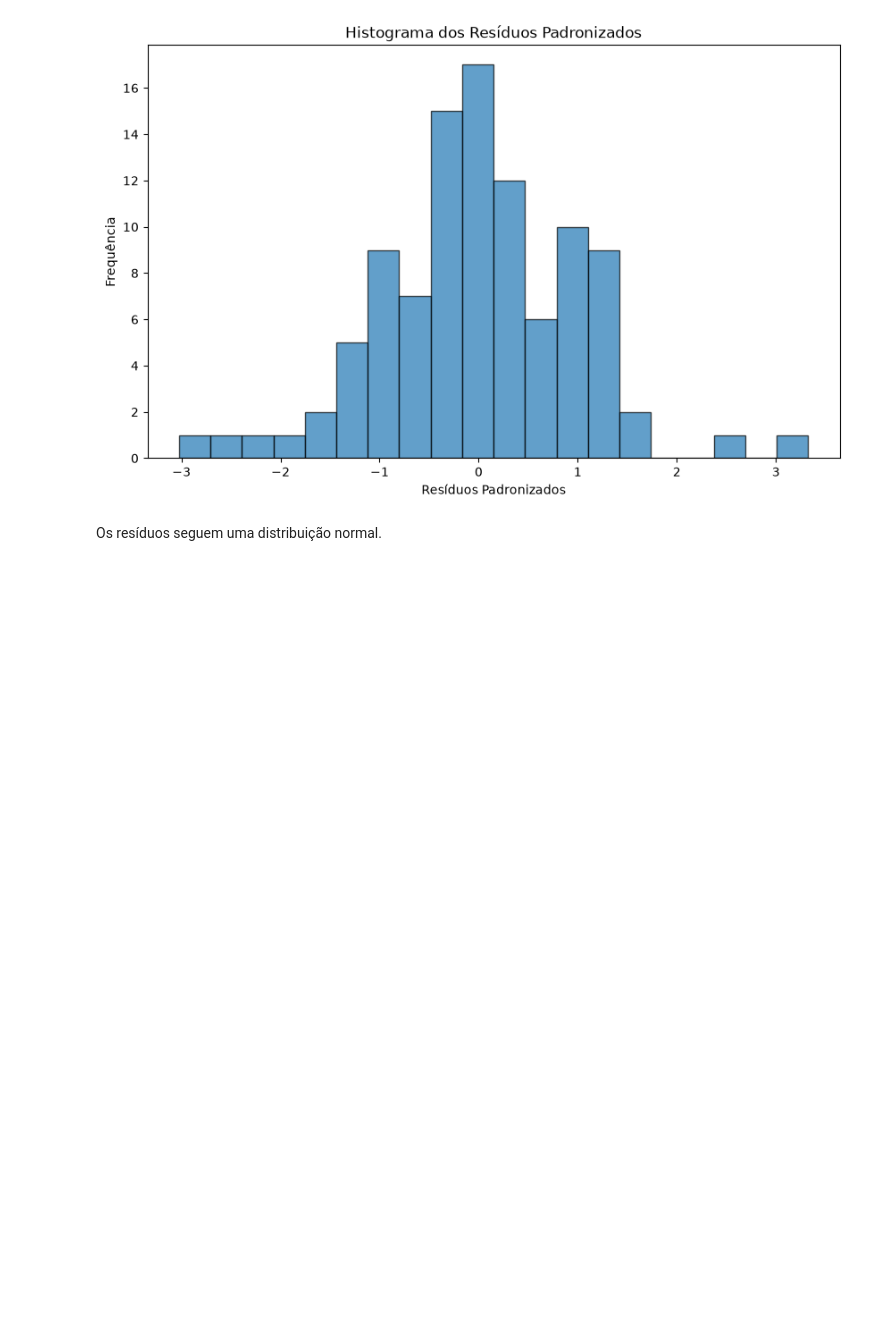
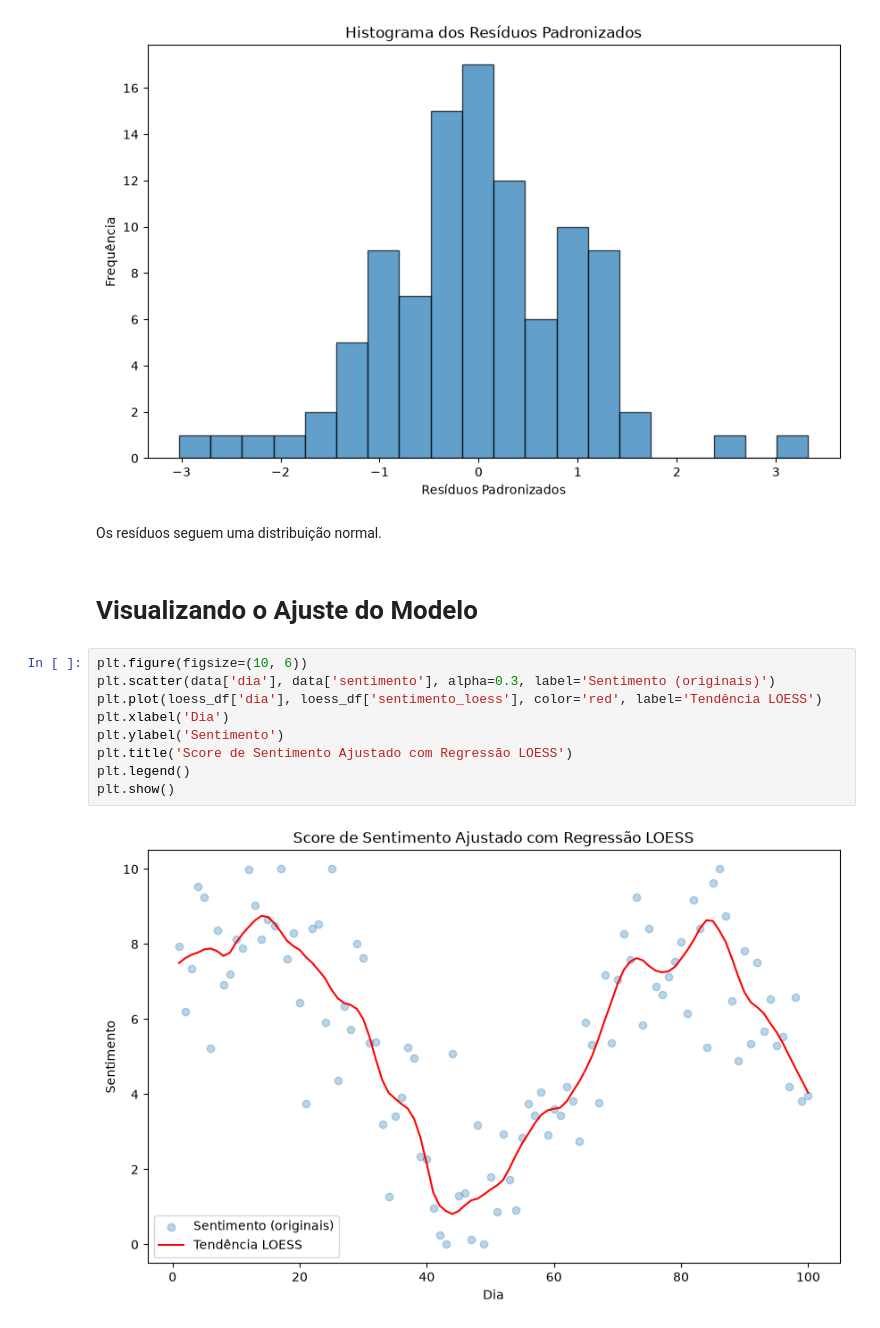
Before and after one commit to GuMauriz/user_feeling_reg_naoparam, a Jupyter notebook: notebook.ipynb, the cells around one changed output. Cells and saved outputs as stored; diff of their text form; blank space fills up the shorter version.

Commit message:
visualizing the model fit after adjustments

```diff
--- a/notebook.ipynb
+++ b/notebook.ipynb
@@ -131,3 +131,16 @@ plt.show()
 [figure]
 # %% [markdown]
 Os resíduos seguem uma distribuição normal.
+# %% [markdown]
+# Visualizando o Ajuste do Modelo
+# %%
+plt.figure(figsize=(10, 6))
+plt.scatter(data['dia'], data['sentimento'], alpha=0.3, label='Sentimento (originais)')
+plt.plot(loess_df['dia'], loess_df['sentimento_loess'], color='red', label='Tendência LOESS')
+plt.xlabel('Dia')
+plt.ylabel('Sentimento')
+plt.title('Score de Sentimento Ajustado com Regressão LOESS')
+plt.legend()
+plt.show()
+# %% [output]
+[figure, added]
```
